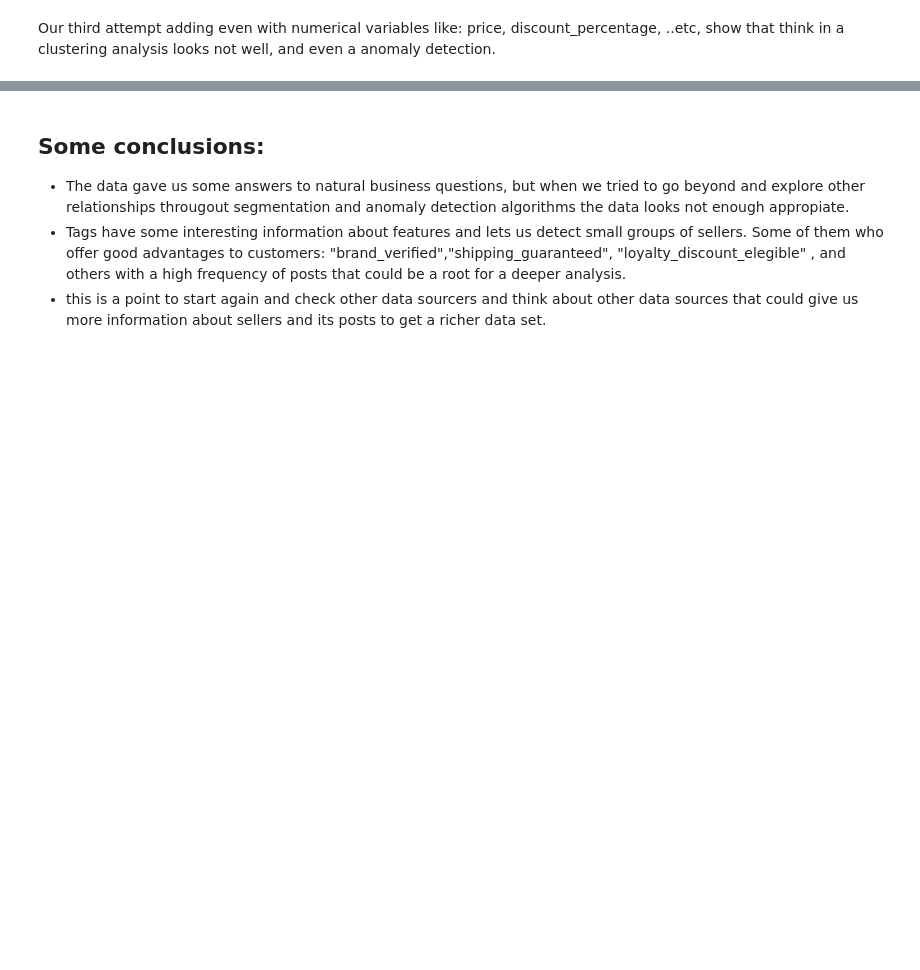
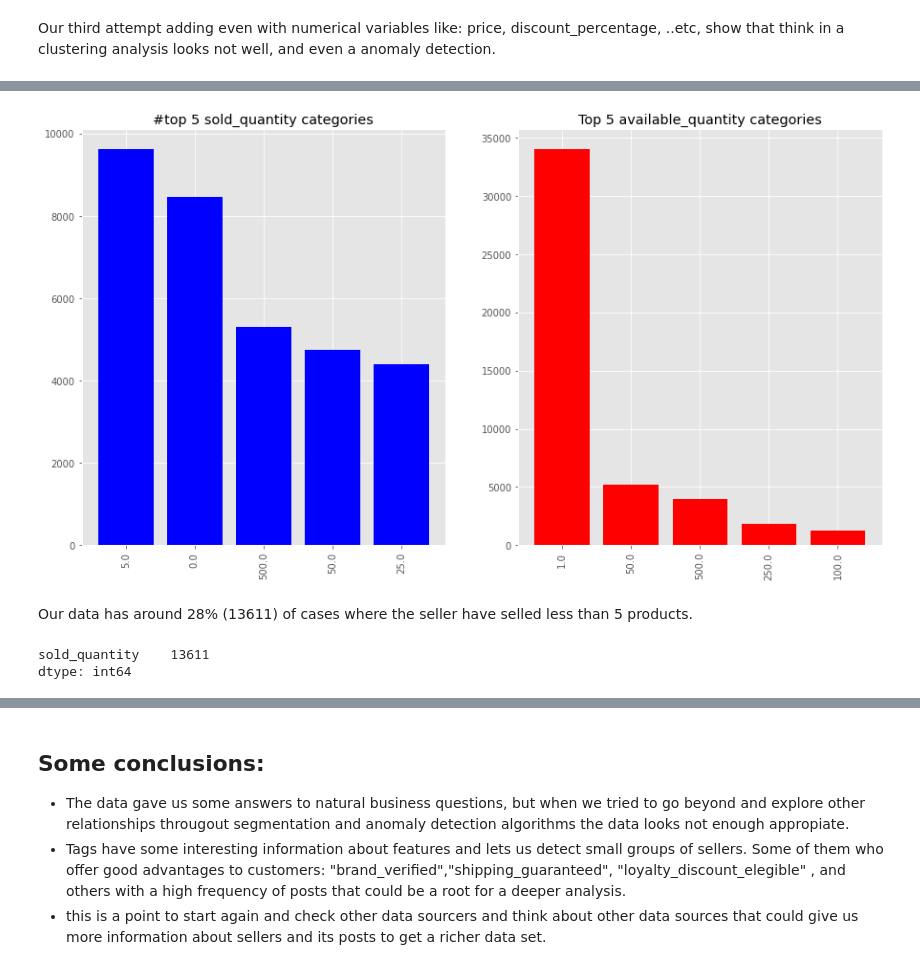
Before and after one commit to JohanRUnal/mercadolibre, a Jupyter notebook: notebooks/01_exploration/Exploratory analysis.ipynb, the cells around one changed output, grey strips where cells are left out. Drawn from its saved outputs; the diff is of its cells as text; code cells hidden in the pictures; blank space fills up the shorter version.

```diff
--- a/notebooks/01_exploration/Exploratory analysis.ipynb
+++ b/notebooks/01_exploration/Exploratory analysis.ipynb
@@ -432,0 +440,25 @@ Our third attempt adding even with numerical variables like: price, discount_per
+# %%
+sold_quantity = meli_kmeans['sold_quantity'].value_counts()
+available_quantity = meli_kmeans['available_quantity'].value_counts()
+indx = [i for i in range(len(sold_quantity))]
+# %%
+fig, ax = plt.subplots(1,2,figsize=(15,8))
+
+ax[0].bar(indx[:5], sold_quantity.values[:5],color='blue')
+ax[0].set_xticks(indx[:5])
+ax[0].set_xticklabels(sold_quantity.index.to_list()[:5], rotation='vertical');
+ax[0].set_title('#top 5 sold_quantity categories')
+
+ax[1].bar(indx[:5], available_quantity.values[:5],color='r')
+ax[1].set_xticks(indx[:5])
+ax[1].set_xticklabels(available_quantity.index.to_list()[:5], rotation='vertical');
+ax[1].set_title('Top 5 available_quantity categories');
+# %% [output]
+[figure, added]
+# %% [markdown]
+Our data has around 28% (13611) of cases where the seller have selled less than 5 products.
+# %%
+pd.DataFrame(meli_kmeans[meli_kmeans['sold_quantity']<5]['sold_quantity'].value_counts()).sum()
+# %% [output]
+sold_quantity    13611
+dtype: int64
```
Also changed, not shown: parts of 7 cells of this notebook, 2 other files.
